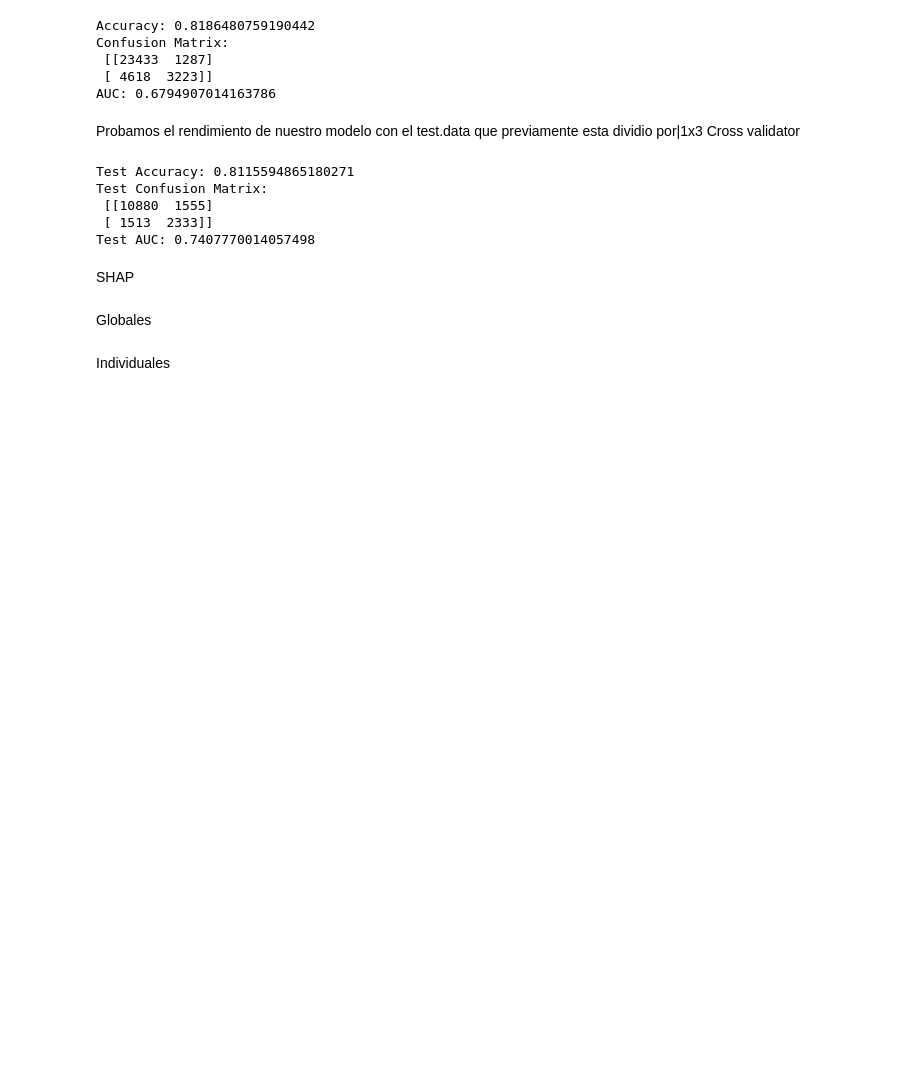
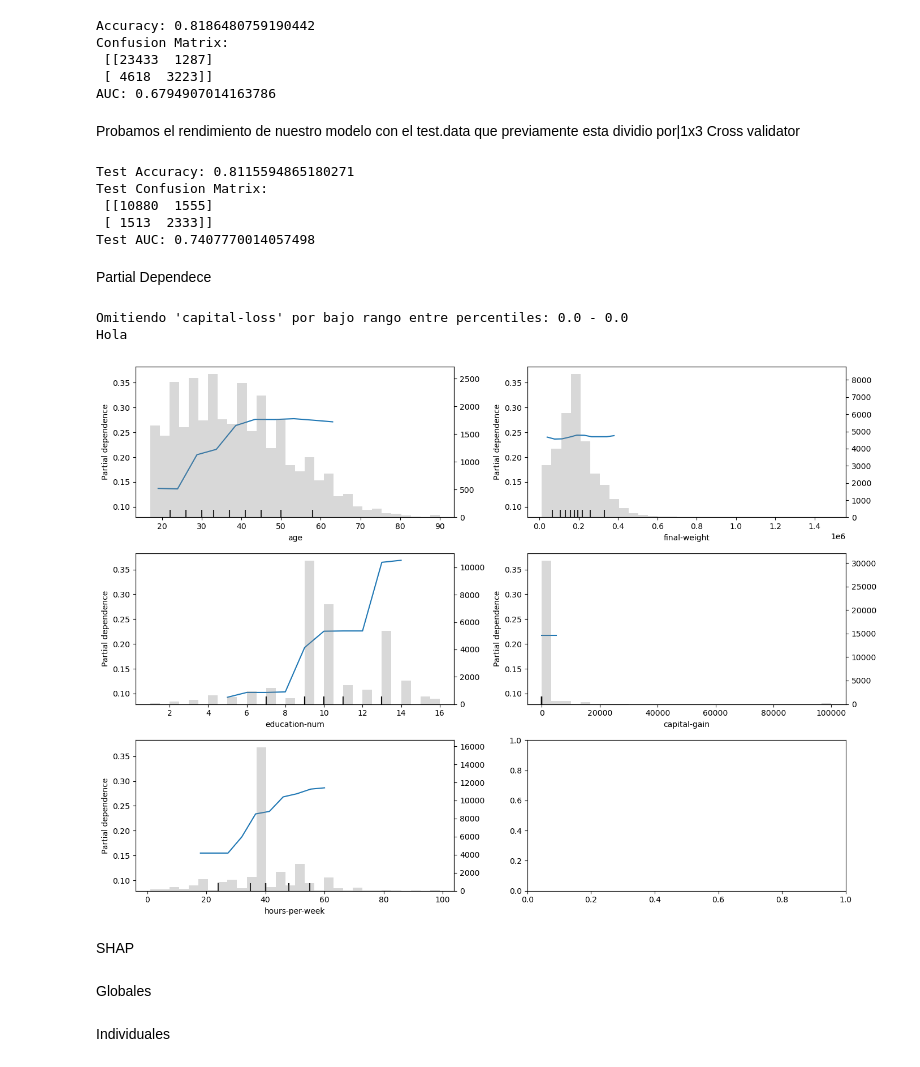
Before and after one commit to illa402/Salaty-ML-Project, a Jupyter notebook: preprocesamiento.ipynb, the cells around one changed output. Cells and saved outputs as stored; diff of their text form; code cells hidden in the pictures; blank space fills up the shorter version.

Commit message:
Parcial dependence y arreglos

```diff
--- a/preprocesamiento.ipynb
+++ b/preprocesamiento.ipynb
@@ -1060,6 +1062,47 @@ Test Confusion Matrix:
  [[10880  1555]
  [ 1513  2333]]
 Test AUC: 0.7407770014057498
+# %% [markdown]
+Partial Dependece
+# %%
+colNum = X.select_dtypes(include=['int64', 'float64']).columns
+Xmod = X.copy()
+
+# Filtrar columnas con percentiles demasiado cercanos
+colNum_filtrado = []
+for col in colNum:
+    p5 = Xmod[col].quantile(0.05)
+    p95 = Xmod[col].quantile(0.95)
+    if p95 - p5 < 1e-6:
+        print("Quitamos ", col, " para evitar problemas de percentiles")
+    else:
+        colNum_filtrado.append(col)
+
+n_cols = 2
+n_rows = (len(colNum_filtrado) + 1) // n_cols
+fig, ax = plt.subplots(nrows=n_rows, ncols=n_cols, figsize=(14, 10))
+
+if hasattr(ax, "ravel"):
+    ax = ax.ravel()
+
+PartialDependenceDisplay.from_estimator(
+    best_model,
+    Xmod,
+    features=colNum_filtrado,
+    grid_resolution=10,
+    target=1,
+    ax=ax[:len(colNum_filtrado)]
+)
+columnas = Xmod[colNum_filtrado].columns
+for i in range(len(columnas)):
+    ax_hist = ax[i].twinx()
+    ax_hist.hist(Xmod[columnas[i]], bins=30, color='gray', alpha=0.3)
+plt.tight_layout()
+plt.show()
+# %% [output]
+Omitiendo 'capital-loss' por bajo rango entre percentiles: 0.0 - 0.0
+Hola
+[figure, added]
 # %% [markdown]
 SHAP
 # %% [markdown]
```
Also changed, not shown: parts of 5 cells of this notebook, 1 other file.
